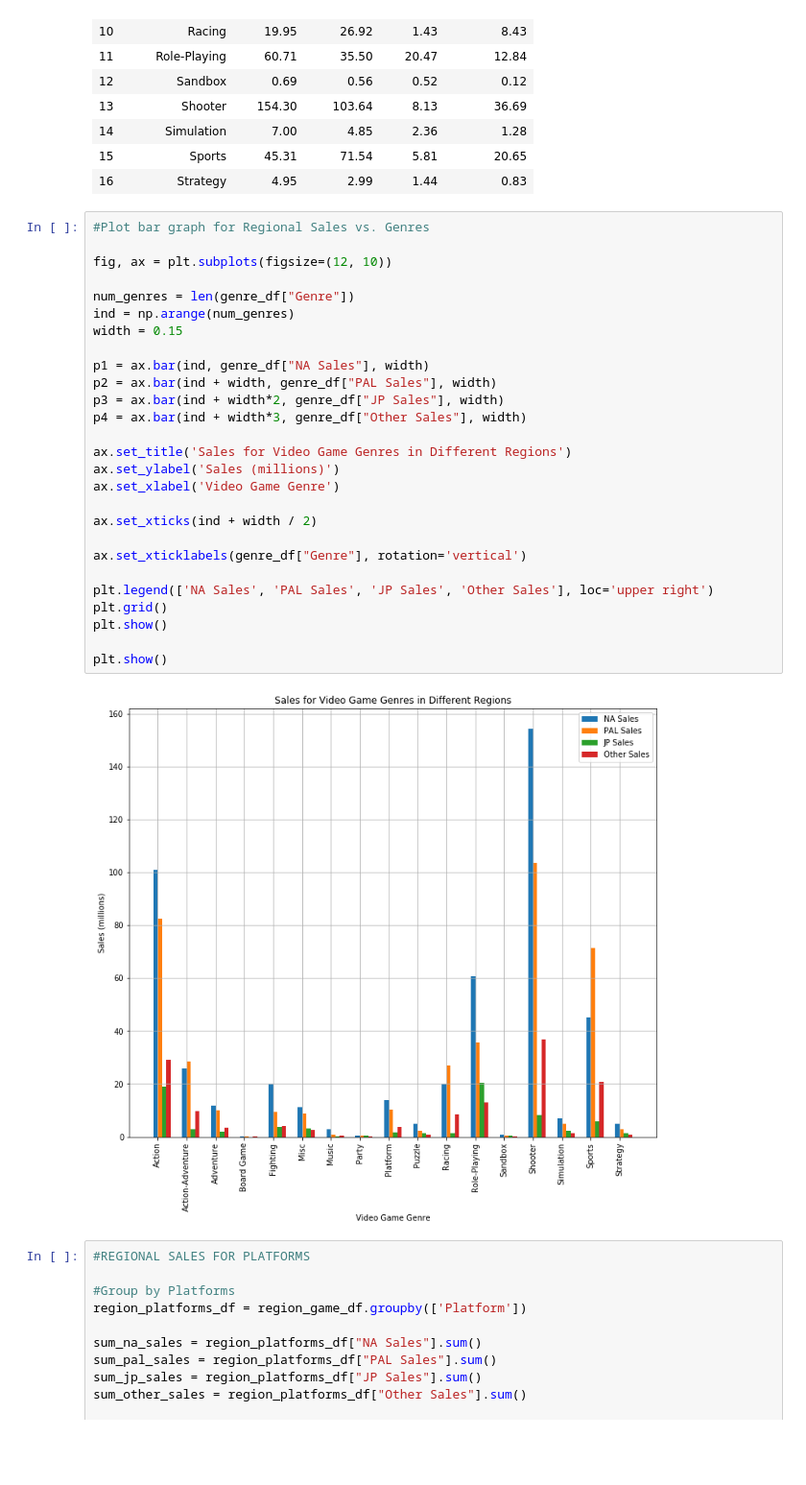
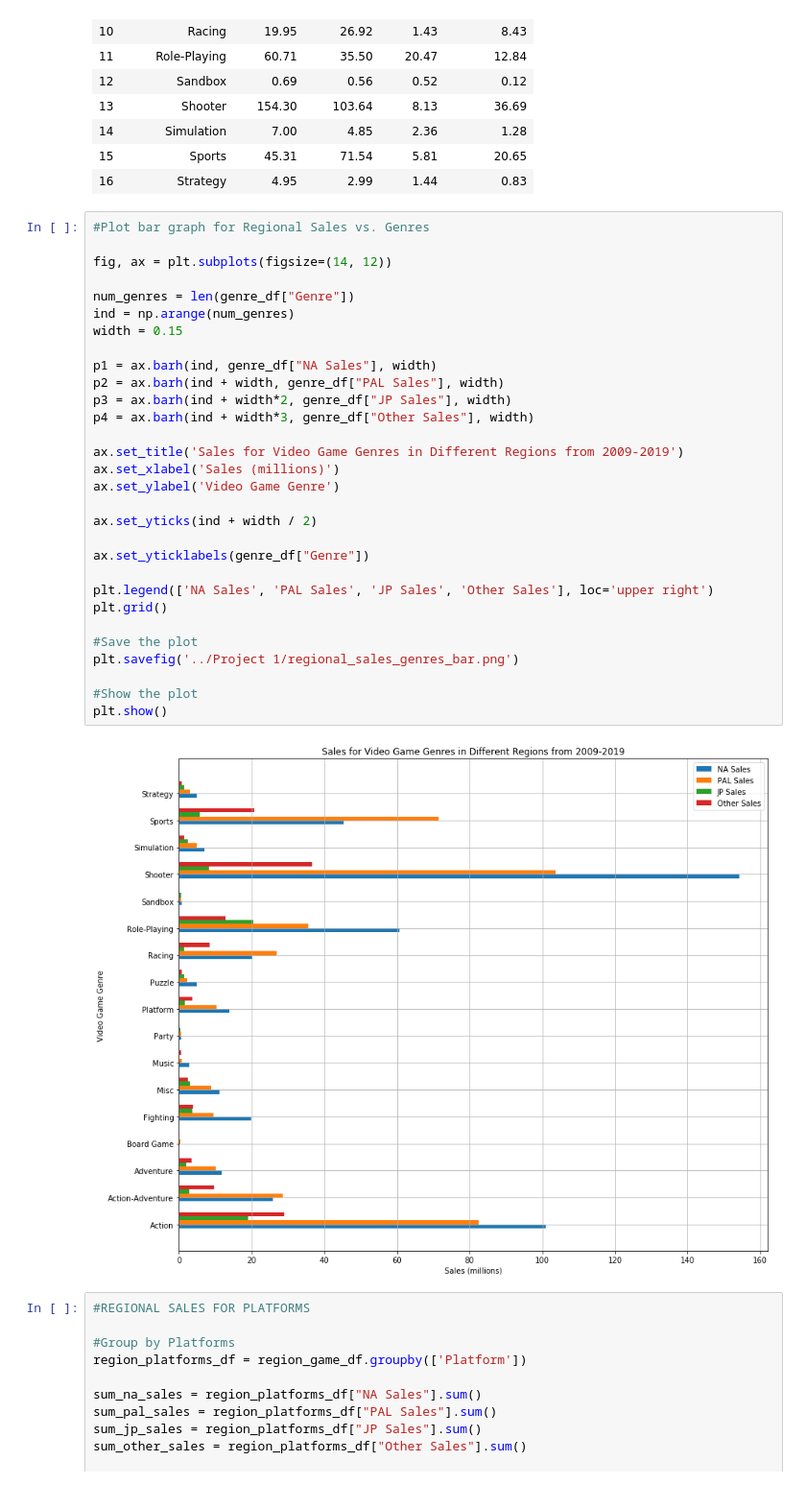
Before and after one commit to melaniefollett/project1, a Jupyter notebook: Melanie_Project1.ipynb, the cells around one changed output. Shown: that part at 96% size. Saved outputs shown, nothing was run; the diff lists cells and outputs as text; blank space fills up the shorter version.

Commit message:
Finished graphs

```diff
--- a/Melanie_Project1.ipynb
+++ b/Melanie_Project1.ipynb
@@ -235,32 +241,35 @@ genre_df
 # %%
 #Plot bar graph for Regional Sales vs. Genres
 
-fig, ax = plt.subplots(figsize=(12, 10))
+fig, ax = plt.subplots(figsize=(14, 12))
 
 num_genres = len(genre_df["Genre"])
 ind = np.arange(num_genres)
 width = 0.15
 
-p1 = ax.bar(ind, genre_df["NA Sales"], width)
-p2 = ax.bar(ind + width, genre_df["PAL Sales"], width)
-p3 = ax.bar(ind + width*2, genre_df["JP Sales"], width)
-p4 = ax.bar(ind + width*3, genre_df["Other Sales"], width)
+p1 = ax.barh(ind, genre_df["NA Sales"], width)
+p2 = ax.barh(ind + width, genre_df["PAL Sales"], width)
+p3 = ax.barh(ind + width*2, genre_df["JP Sales"], width)
+p4 = ax.barh(ind + width*3, genre_df["Other Sales"], width)
 
-ax.set_title('Sales for Video Game Genres in Different Regions')
-ax.set_ylabel('Sales (millions)')
-ax.set_xlabel('Video Game Genre')
+ax.set_title('Sales for Video Game Genres in Different Regions from 2009-2019')
+ax.set_xlabel('Sales (millions)')
+ax.set_ylabel('Video Game Genre')
 
-ax.set_xticks(ind + width / 2)
+ax.set_yticks(ind + width / 2)
 
-ax.set_xticklabels(genre_df["Genre"], rotation='vertical')
+ax.set_yticklabels(genre_df["Genre"])
 
 plt.legend(['NA Sales', 'PAL Sales', 'JP Sales', 'Other Sales'], loc='upper right')
 plt.grid()
+
+#Save the plot
+plt.savefig('../Project 1/regional_sales_genres_bar.png')
+
+#Show the plot
 plt.show()
-
-plt.show()
 # %% [output]
-[figure, old version]
+[figure, new version]
 # %%
 #REGIONAL SALES FOR PLATFORMS
 
```
Also changed, not shown: parts of 7 cells of this notebook, 6 other files.
